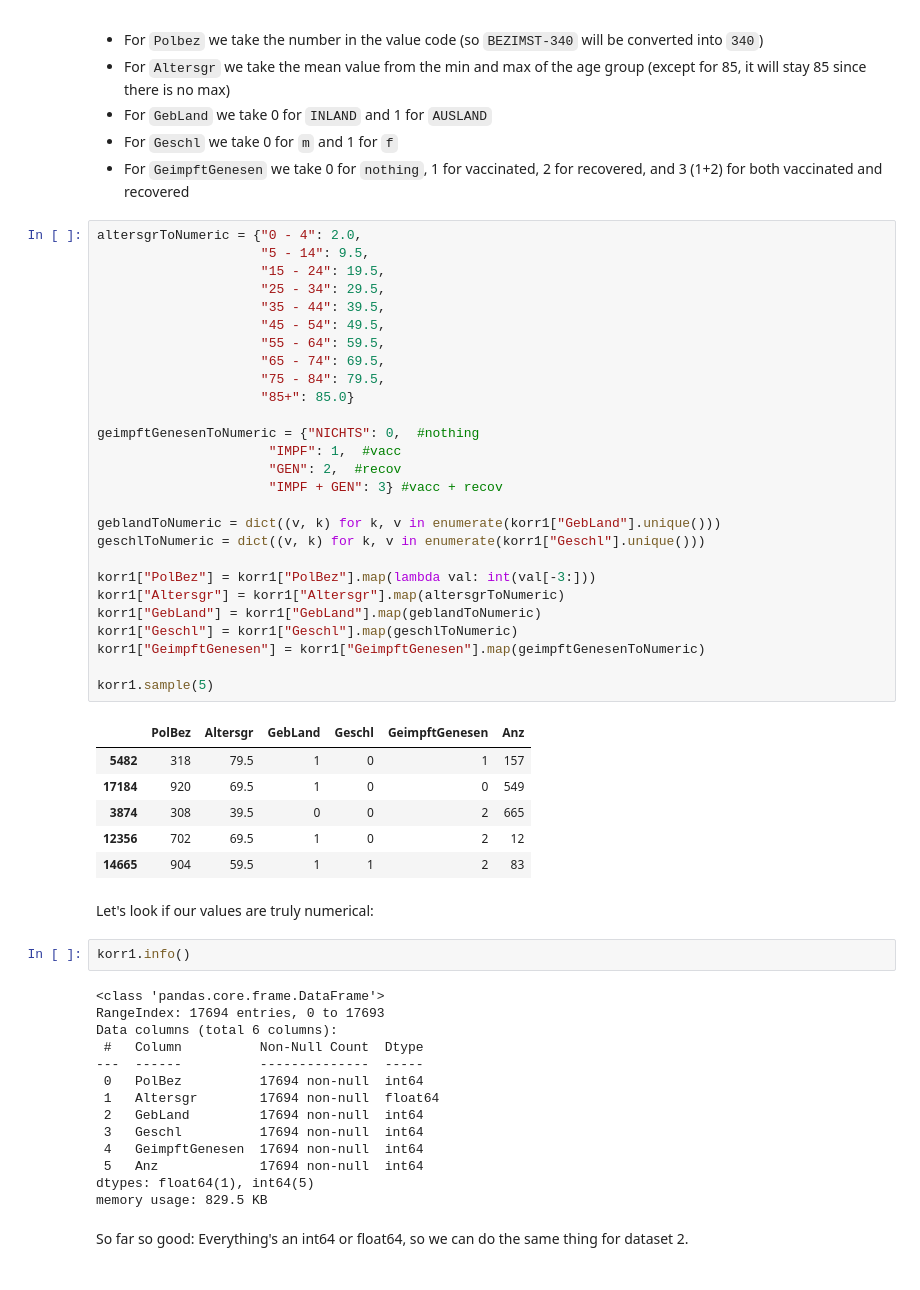
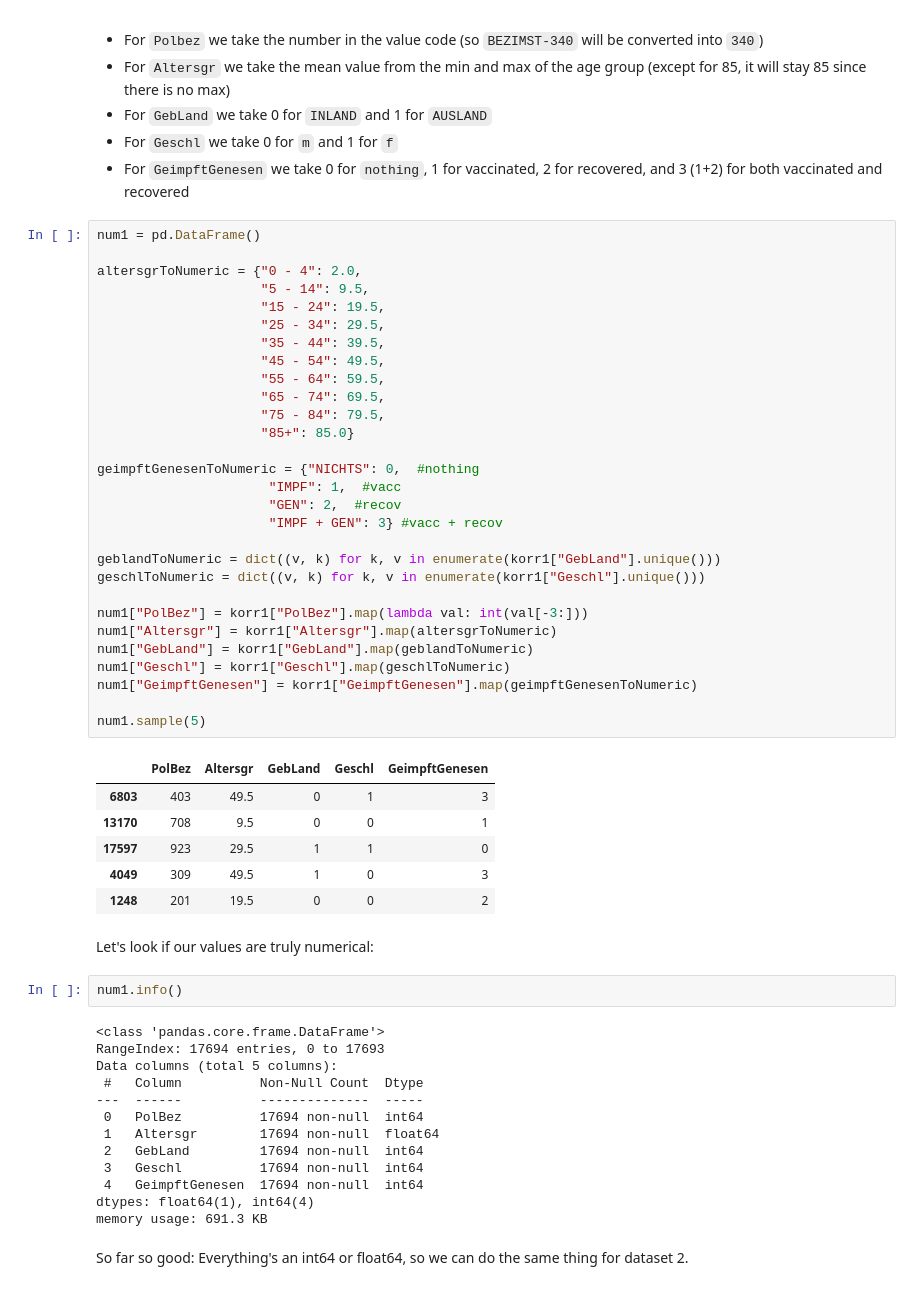
Before and after one commit to Sormy23/DataScience_CoronaStatistics, a Jupyter notebook: mini_projekt.ipynb, the cells around one changed output. Saved outputs shown, nothing was run; the diff lists cells and outputs as text.

Commit message:
Begun with nominalized data, asked professor about the nominalization --> Waiting for respond

```diff
--- a/mini_projekt.ipynb
+++ b/mini_projekt.ipynb
@@ -345,47 +333,49 @@ korr2.head(5)
 * For ``Geschl`` we take 0 for ``m`` and 1 for ``f``
 * For ``GeimpftGenesen`` we take 0 for ``nothing``, 1 for vaccinated, 2 for recovered, and 3 (1+2) for both vaccinated and recovered
 # %%
+num1 = pd.DataFrame()
+
 altersgrToNumeric = {"0 - 4": 2.0,
                      "5 - 14": 9.5,
                      "15 - 24": 19.5,
                      "25 - 34": 29.5,
                      "35 - 44": 39.5,
                      "45 - 54": 49.5,
                      "55 - 64": 59.5,
                      "65 - 74": 69.5,
                      "75 - 84": 79.5,
                      "85+": 85.0}
 
 geimpftGenesenToNumeric = {"NICHTS": 0,  #nothing
                       "IMPF": 1,  #vacc
                       "GEN": 2,  #recov
                       "IMPF + GEN": 3} #vacc + recov
 
 geblandToNumeric = dict((v, k) for k, v in enumerate(korr1["GebLand"].unique()))
 geschlToNumeric = dict((v, k) for k, v in enumerate(korr1["Geschl"].unique()))
 
-korr1["PolBez"] = korr1["PolBez"].map(lambda val: int(val[-3:]))
-korr1["Altersgr"] = korr1["Altersgr"].map(altersgrToNumeric)
-korr1["GebLand"] = korr1["GebLand"].map(geblandToNumeric)
-korr1["Geschl"] = korr1["Geschl"].map(geschlToNumeric)
-korr1["GeimpftGenesen"] = korr1["GeimpftGenesen"].map(geimpftGenesenToNumeric)
+num1["PolBez"] = korr1["PolBez"].map(lambda val: int(val[-3:]))
+num1["Altersgr"] = korr1["Altersgr"].map(altersgrToNumeric)
+num1["GebLand"] = korr1["GebLand"].map(geblandToNumeric)
+num1["Geschl"] = korr1["Geschl"].map(geschlToNumeric)
+num1["GeimpftGenesen"] = korr1["GeimpftGenesen"].map(geimpftGenesenToNumeric)
 
-korr1.sample(5)
+num1.sample(5)
 # %% [output]
-|  | PolBez | Altersgr | GebLand | Geschl | GeimpftGenesen | Anz |
-| 5482 | 318 | 79.5 | 1 | 0 | 1 | 157 |
-| 17184 | 920 | 69.5 | 1 | 0 | 0 | 549 |
-| 3874 | 308 | 39.5 | 0 | 0 | 2 | 665 |
-| 12356 | 702 | 69.5 | 1 | 0 | 2 | 12 |
-| 14665 | 904 | 59.5 | 1 | 1 | 2 | 83 |
+|  | PolBez | Altersgr | GebLand | Geschl | GeimpftGenesen |
+| 6803 | 403 | 49.5 | 0 | 1 | 3 |
+| 13170 | 708 | 9.5 | 0 | 0 | 1 |
+| 17597 | 923 | 29.5 | 1 | 1 | 0 |
+| 4049 | 309 | 49.5 | 1 | 0 | 3 |
+| 1248 | 201 | 19.5 | 0 | 0 | 2 |
 # %% [markdown]
 Let's look if our values are truly numerical:
 # %%
-korr1.info()
+num1.info()
 # %% [output]
 <class 'pandas.core.frame.DataFrame'>
 RangeIndex: 17694 entries, 0 to 17693
-Data columns (total 6 columns):
+Data columns (total 5 columns):
  #   Column          Non-Null Count  Dtype
 ---  ------          --------------  -----
  0   PolBez          17694 non-null  int64
@@ -393,9 +383,8 @@ Data columns (total 6 columns):
  2   GebLand         17694 non-null  int64
  3   Geschl          17694 non-null  int64
  4   GeimpftGenesen  17694 non-null  int64
- 5   Anz             17694 non-null  int64
-dtypes: float64(1), int64(5)
-memory usage: 829.5 KB
+dtypes: float64(1), int64(4)
+memory usage: 691.3 KB
 # %% [markdown]
 So far so good: Everything's an int64 or float64, so we can do the same thing for dataset 2.
 # %% [markdown]
```
Also changed, not shown: parts of 21 cells of this notebook, 4 other files.
